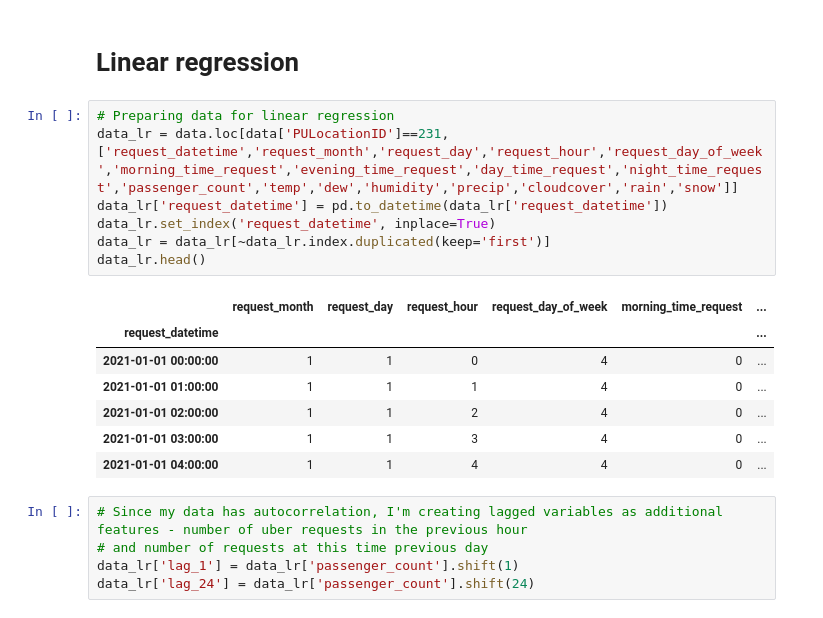
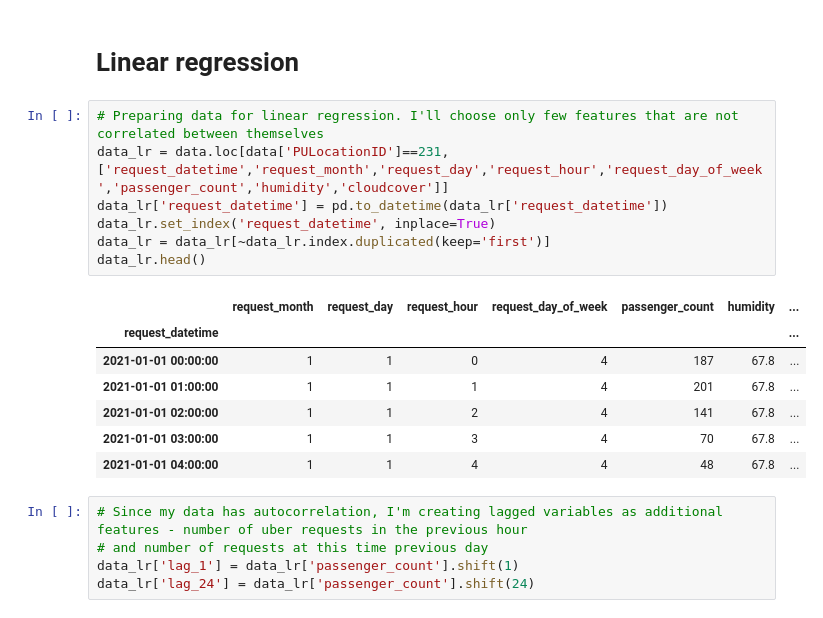
Before and after one commit to NataliaShchegl0va/Capstone-3-Uber-Rides, a Jupyter notebook: 03_Preprocessing_&_Modeling.ipynb, the cells around one changed output. Cells and saved outputs as stored; diff of their text form.

```diff
--- a/03_Preprocessing_&_Modeling.ipynb
+++ b/03_Preprocessing_&_Modeling.ipynb
@@ -220,20 +218,20 @@ This looks like quite a bad model with very high AIC. It overestimates the deman
 # %% [markdown]
 # Linear regression
 # %%
-# Preparing data for linear regression
-data_lr = data.loc[data['PULocationID']==231,['request_datetime','request_month','request_day','request_hour','request_day_of_week','morning_time_request','evening_time_request','day_time_request','night_time_request','passenger_count','temp','dew','humidity','precip','cloudcover','rain','snow']]
+# Preparing data for linear regression. I'll choose only few features that are not correlated between themselves
+data_lr = data.loc[data['PULocationID']==231,['request_datetime','request_month','request_day','request_hour','request_day_of_week','passenger_count','humidity','cloudcover']]
 data_lr['request_datetime'] = pd.to_datetime(data_lr['request_datetime'])
 data_lr.set_index('request_datetime', inplace=True)
 data_lr = data_lr[~data_lr.index.duplicated(keep='first')]
 data_lr.head()
 # %% [output]
-|  | request_month | request_day | request_hour | request_day_of_week | morning_time_request | ... |
-| request_datetime |  |  |  |  |  | ... |
-| 2021-01-01 00:00:00 | 1 | 1 | 0 | 4 | 0 | ... |
-| 2021-01-01 01:00:00 | 1 | 1 | 1 | 4 | 0 | ... |
-| 2021-01-01 02:00:00 | 1 | 1 | 2 | 4 | 0 | ... |
-| 2021-01-01 03:00:00 | 1 | 1 | 3 | 4 | 0 | ... |
-| 2021-01-01 04:00:00 | 1 | 1 | 4 | 4 | 0 | ... |
+|  | request_month | request_day | request_hour | request_day_of_week | passenger_count | humidity | ... |
+| request_datetime |  |  |  |  |  |  | ... |
+| 2021-01-01 00:00:00 | 1 | 1 | 0 | 4 | 187 | 67.8 | ... |
+| 2021-01-01 01:00:00 | 1 | 1 | 1 | 4 | 201 | 67.8 | ... |
+| 2021-01-01 02:00:00 | 1 | 1 | 2 | 4 | 141 | 67.8 | ... |
+| 2021-01-01 03:00:00 | 1 | 1 | 3 | 4 | 70 | 67.8 | ... |
+| 2021-01-01 04:00:00 | 1 | 1 | 4 | 4 | 48 | 67.8 | ... |
 # %%
 # Since my data has autocorrelation, I'm creating lagged variables as additional features - number of uber requests in the previous hour
 # and number of requests at this time previous day
```
Also changed, not shown: parts of 23 cells of this notebook.
